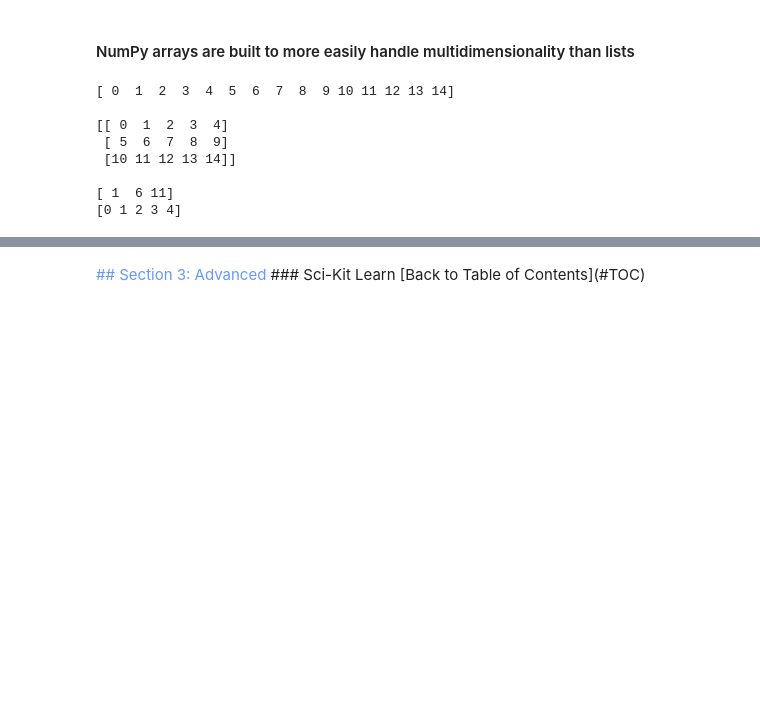
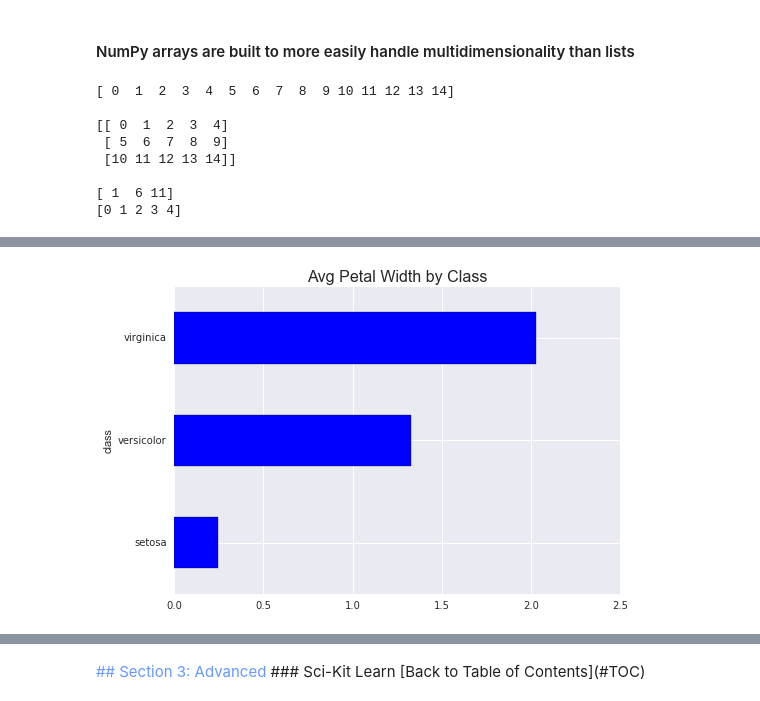
Before and after one commit to Marek-Sedlacek/Random, a Jupyter notebook: Tutorial.ipynb, the cells around one changed output, grey strips where cells are left out. Saved outputs shown, nothing was run; the diff lists cells and outputs as text; code cells hidden in the pictures; blank space fills up the shorter version.

```diff
--- a/Tutorial.ipynb
+++ b/Tutorial.ipynb
@@ -456,0 +660,11 @@ dtype: object
+# %%
+#Below is an example of how Python can string multiple operations together in a single step.
+#First, we group the Iris dataset by class. Then we select only the petal_width column from the
+#resulting dataframe. We take the mean of this column by class, and plot as a bar chart.
+
+#Horizontal bar chart of the average petal width, grouped by class
+iris.groupby("class")["petal_width"].mean().plot(kind="barh")
+plt.title("Avg Petal Width by Class",fontsize=16)
+plt.show()
+# %% [output]
+[figure, added]
```
Also changed, not shown: parts of 39 cells of this notebook.
